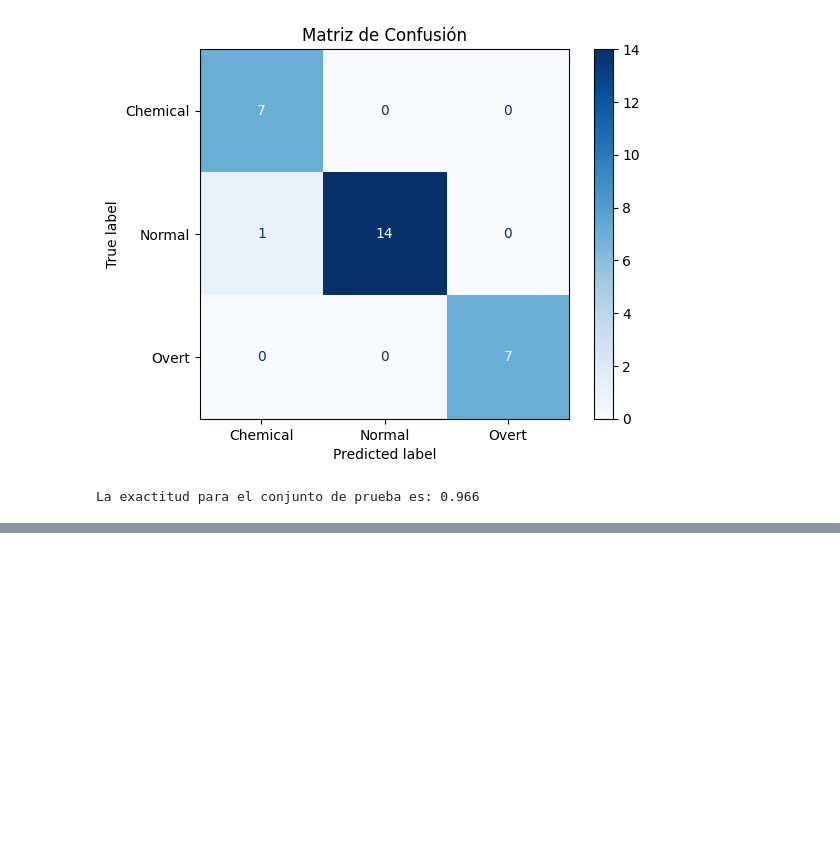
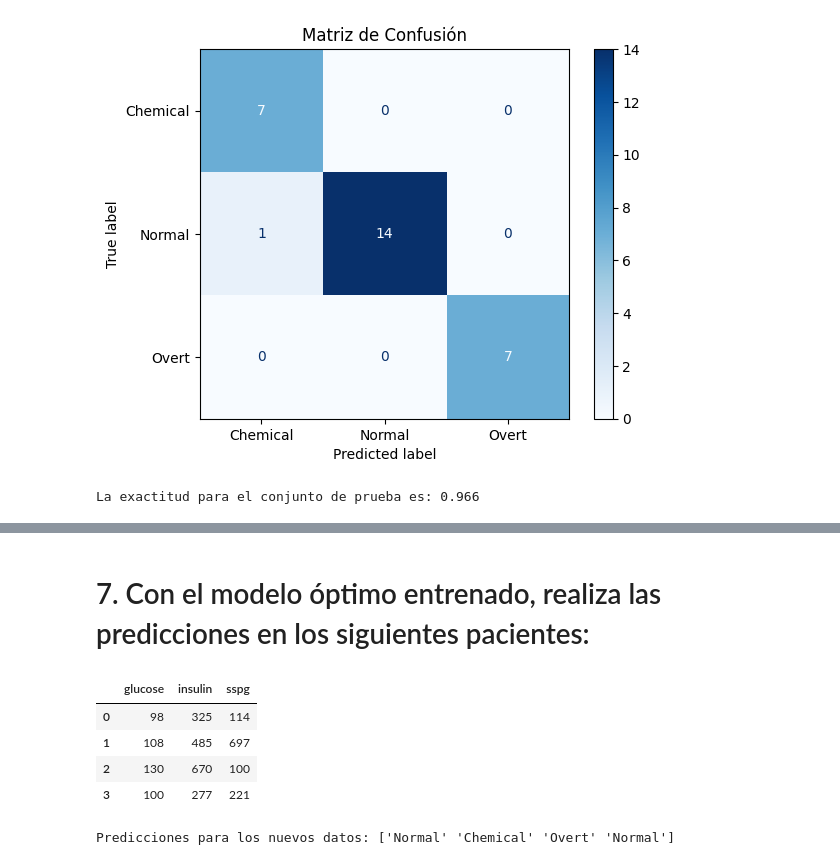
Before and after one commit to Axel3D2Y/Diplomado-en-machine-learning, a Jupyter notebook: 02_Proyecto/notebooks/diabetes.ipynb, the cells around one changed output, grey strips where cells are left out. Drawn from its saved outputs; the diff is of its cells as text; code cells hidden in the pictures; blank space fills up the shorter version.

```diff
--- a/02_Proyecto/notebooks/diabetes.ipynb
+++ b/02_Proyecto/notebooks/diabetes.ipynb
@@ -222,6 +274,20 @@ np.float64(0.8834848484848484)
+# %% [markdown]
+# 7. Con el modelo óptimo entrenado, realiza las predicciones en los siguientes pacientes:
 # %%
 glucose = [98, 108, 130, 100]
 insulin = [325, 485, 670, 277]
 sspg = [114, 697, 100, 221]
 # %%
 X_new = pd.DataFrame({'glucose': glucose, 'insulin': insulin, 'sspg': sspg})
+X_new
+# %% [output]
+|  | glucose | insulin | sspg |
+| 0 | 98 | 325 | 114 |
+| 1 | 108 | 485 | 697 |
+| 2 | 130 | 670 | 100 |
+| 3 | 100 | 277 | 221 |
+# %%
+y_new_pred = best_model.predict(X_new)
+print("Predicciones para los nuevos datos:", y_new_pred)
+# %% [output]
+Predicciones para los nuevos datos: ['Normal' 'Chemical' 'Overt' 'Normal']
```
Also changed, not shown: parts of 12 cells of this notebook.
